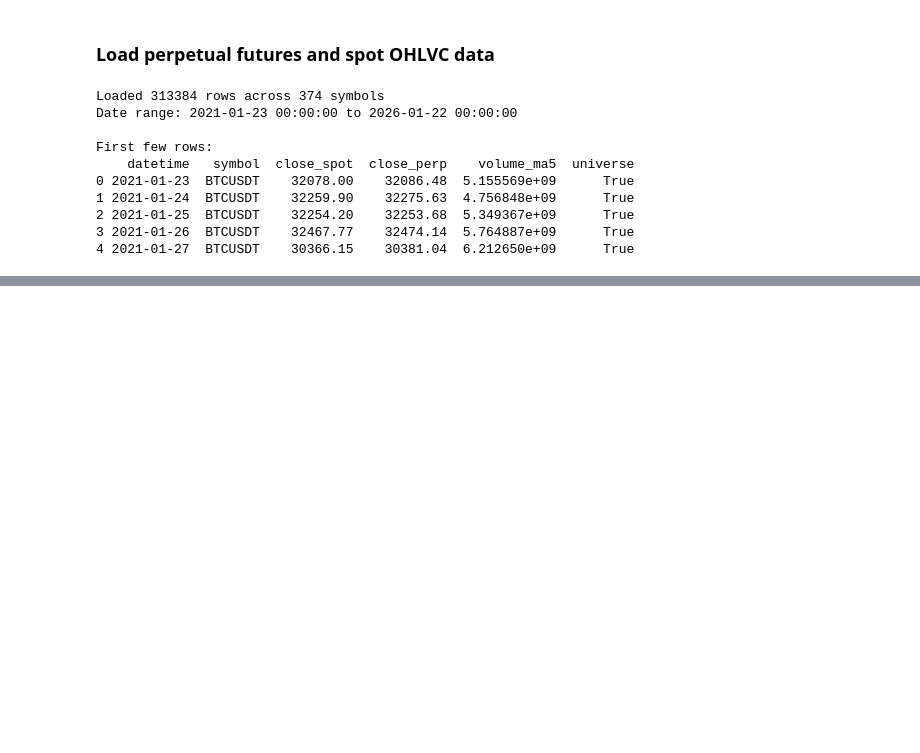
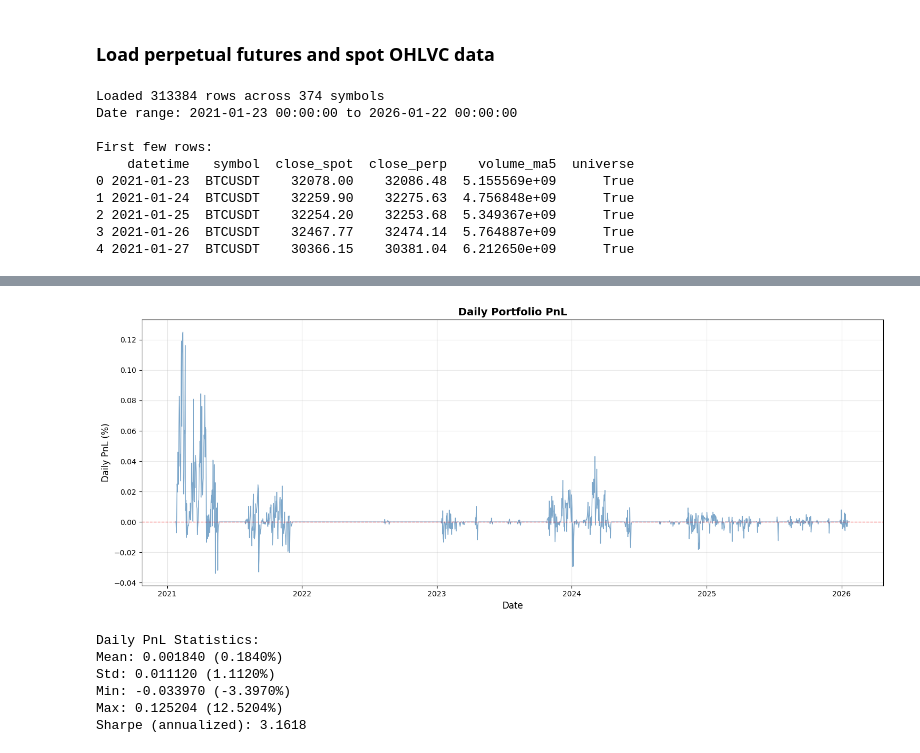
Before and after one commit to BlazOrsos/quant-journey, a Jupyter notebook: research/crypto_basis_arbitrage/crypto_basis_arbitrage.ipynb, the cells around one changed output, grey strips where cells are left out. Drawn from its saved outputs; the diff is of its cells as text; code cells hidden in the pictures; blank space fills up the shorter version.

```diff
--- a/research/crypto_basis_arbitrage/crypto_basis_arbitrage.ipynb
+++ b/research/crypto_basis_arbitrage/crypto_basis_arbitrage.ipynb
@@ -351,0 +578,10 @@ Universe size statistics:
+# %%
+# Aggregate total_pnl to daily basis (sum across all symbols for each day)
+daily_pnl = df_ohlcv.groupby('datetime')['total_pnl'].sum()
+
+print(f"Daily PnL shape: {daily_pnl.shape}")
+print(f"Date range: {daily_pnl.index.min()} to {daily_pnl.index.max()}")
+print("\nFirst 10 days:")
+print(daily_pnl.head(10))
+print("\nLast 10 days:")
+print(daily_pnl.tail(10))
@@ -351,0 +606,27 @@ Universe size statistics:
+# %%
+# Plot daily PnL
+plt.figure(figsize=(15, 6))
+plt.plot(daily_pnl.index, daily_pnl.values, linewidth=1, alpha=0.7, color='steelblue')
+plt.axhline(y=0, color='red', linestyle='--', linewidth=1, alpha=0.5)
+plt.title('Daily Portfolio PnL', fontsize=14, fontweight='bold')
+plt.xlabel('Date', fontsize=12)
+plt.ylabel('Daily PnL (%)', fontsize=12)
+plt.grid(True, alpha=0.3)
+plt.tight_layout()
+plt.show()
+
+# Print summary statistics
+print(f"\nDaily PnL Statistics:")
+print(f"Mean: {daily_pnl.mean():.6f} ({daily_pnl.mean()*100:.4f}%)")
+print(f"Std: {daily_pnl.std():.6f} ({daily_pnl.std()*100:.4f}%)")
+print(f"Min: {daily_pnl.min():.6f} ({daily_pnl.min()*100:.4f}%)")
+print(f"Max: {daily_pnl.max():.6f} ({daily_pnl.max()*100:.4f}%)")
+print(f"Sharpe (annualized): {(daily_pnl.mean() / daily_pnl.std()) * np.sqrt(365):.4f}")
+# %% [output]
+[figure, added]
+Daily PnL Statistics:
+Mean: 0.001840 (0.1840%)
+Std: 0.011120 (1.1120%)
+Min: -0.033970 (-3.3970%)
+Max: 0.125204 (12.5204%)
+Sharpe (annualized): 3.1618
```
Also changed, not shown: parts of 15 cells of this notebook.
